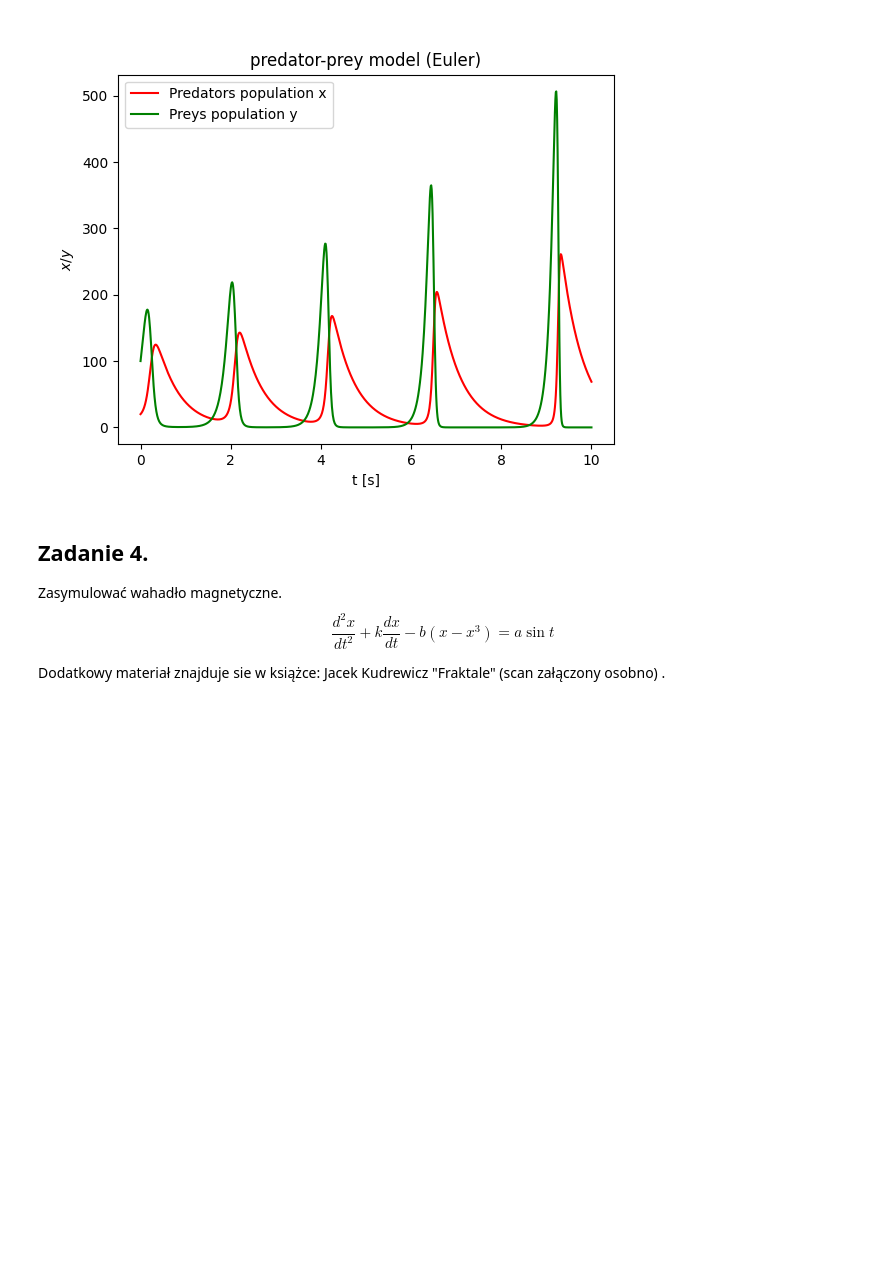
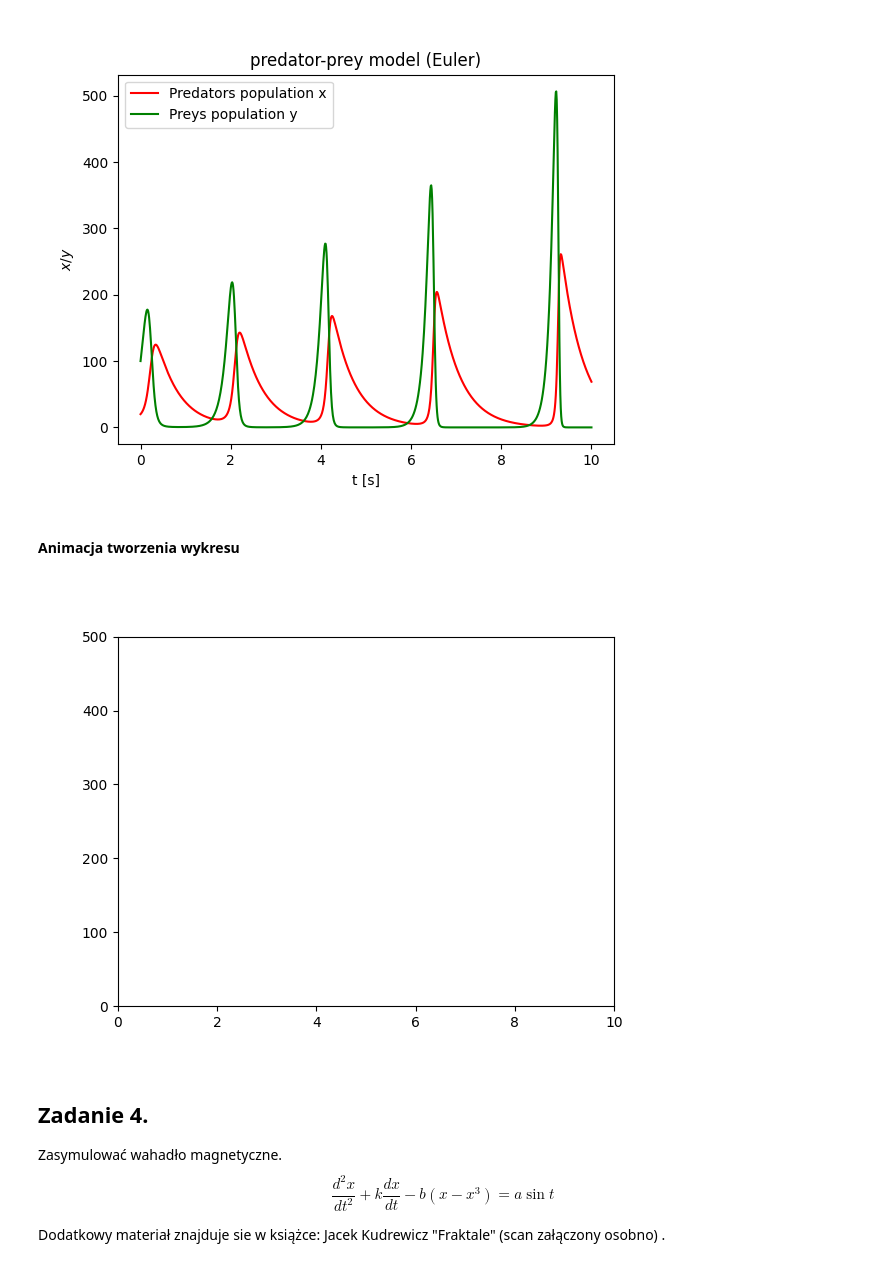
Before and after one commit to WSm-77/computional_methods_in_science_and_technology, a Jupyter notebook: lab11/11.Mownit_ODE_Lab11.ipynb, the cells around one changed output. Cells and saved outputs as stored; diff of their text form; code cells hidden in the pictures; blank space fills up the shorter version.

```diff
--- a/lab11/11.Mownit_ODE_Lab11.ipynb
+++ b/lab11/11.Mownit_ODE_Lab11.ipynb
@@ -333,5 +349,5 @@ plt.show()
 #### Rozwiązanie metodą Eulera
 # %%
 t_eval_predator_prey_euler = np.linspace(*t_span, 1000)
-sol_euler_predator_prey_oscilator = euler_diff_eq_solver(predator_prey, r0, t_eval = t_eval_predator_prey_euler, args = (a, b, c, d))
+sol_euler_predator_prey = euler_diff_eq_solver(predator_prey, r0, t_eval = t_eval_predator_prey_euler, args = (a, b, c, d))
 # %%
@@ -346,6 +361,33 @@ ax_predator_euler.legend()
 plt.show()
 # %% [output]
 [figure]
+# %% [markdown]
+#### Animacja tworzenia wykresu
+# %%
+fig, ax_predator_prey_animation = plt.subplots()
+lines_predator_predy = [ax_predator_prey_animation.plot([], [], lw=2)[0] for _ in range(2)]
+colors_predator_prey = ['r', 'g']
+ax_predator_prey_animation.set_ylim(0.0, 500)
+ax_predator_prey_animation.set_xlim(*t_span)
+
+def init_predator_predy():
+    for line in lines_predator_predy:
+        line.set_data([], [])
+    return lines_predator_predy
+
+def animate_predator_prey(i):
+    lines_predator_predy[0].set_data(t_eval_predator_prey_euler[:i], sol_euler_predator_prey[:i, 0])
+    lines_predator_predy[1].set_data(t_eval_predator_prey_euler[:i], sol_euler_predator_prey[:i, 1])
+
+    for line, color in zip(lines_predator_predy, colors_predator_prey):
+        line.set_color(color)
+
+    return lines_predator_predy
+
+ani = FuncAnimation(fig, animate_predator_prey, init_func=init_predator_predy, frames=len(t_eval_predator_prey_euler), interval=10, blit=True)
+plt.show()
+# %% [output]
+[figure, added]
 # %% [markdown]
 ## Zadanie 4.
 
```
Also changed, not shown: parts of 30 cells of this notebook.
